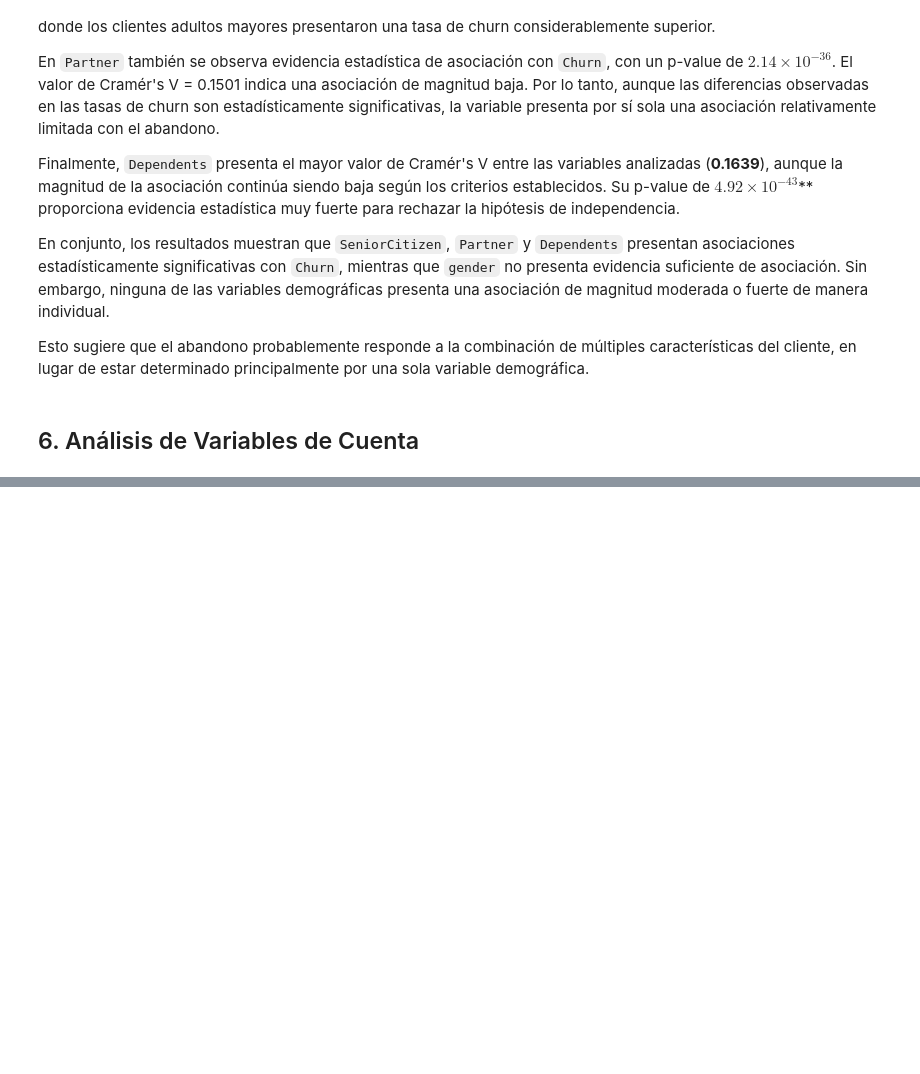
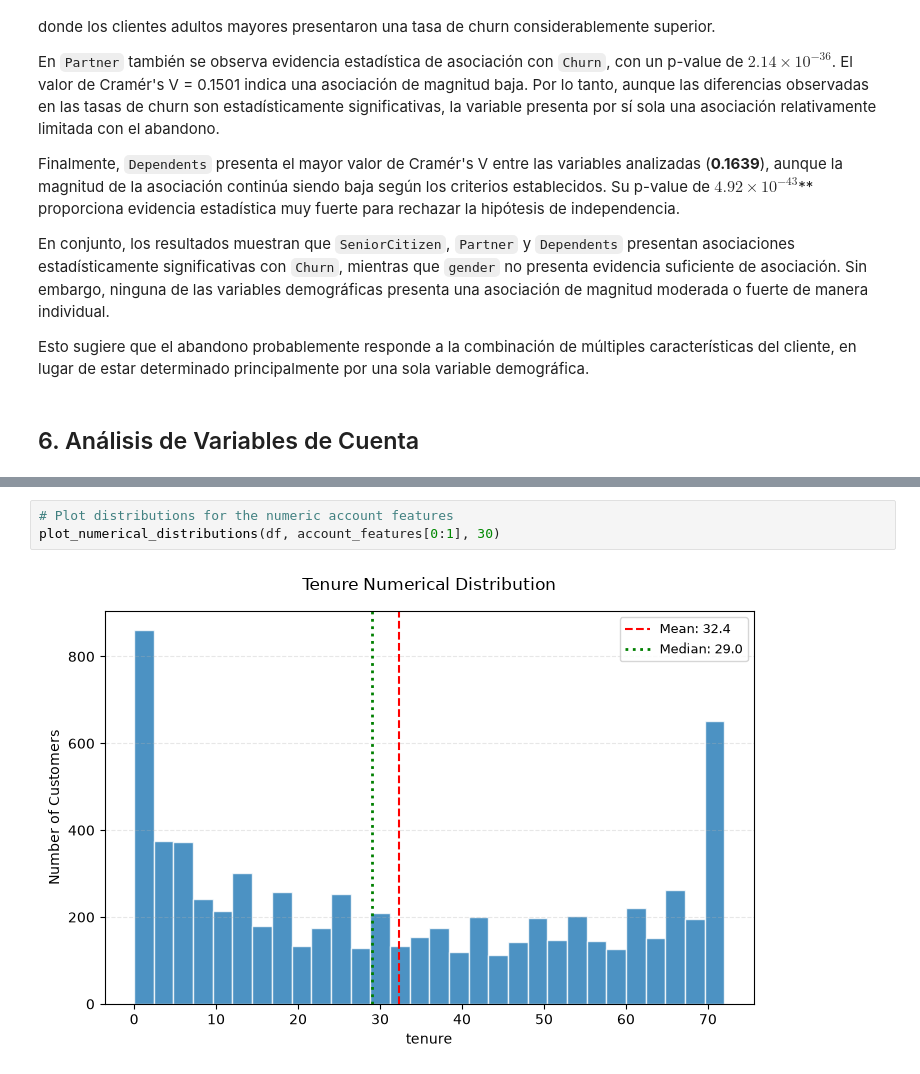
Before and after one commit to josue-rdgzcb/customer-churn-prediction-and-segmentation, a Jupyter notebook: notebooks/01_data_exploration.ipynb, the cells around one changed output, grey strips where cells are left out. Saved outputs shown, nothing was run; the diff lists cells and outputs as text; blank space fills up the shorter version.

```diff
--- a/notebooks/01_data_exploration.ipynb
+++ b/notebooks/01_data_exploration.ipynb
@@ -455,0 +492,5 @@ Name: count, dtype: int64
+# %%
+# Plot distributions for the numeric account features
+plot_numerical_distributions(df, account_features[0:1], 30)
+# %% [output]
+[figure, added]
```
Also changed, not shown: parts of 15 cells of this notebook.
